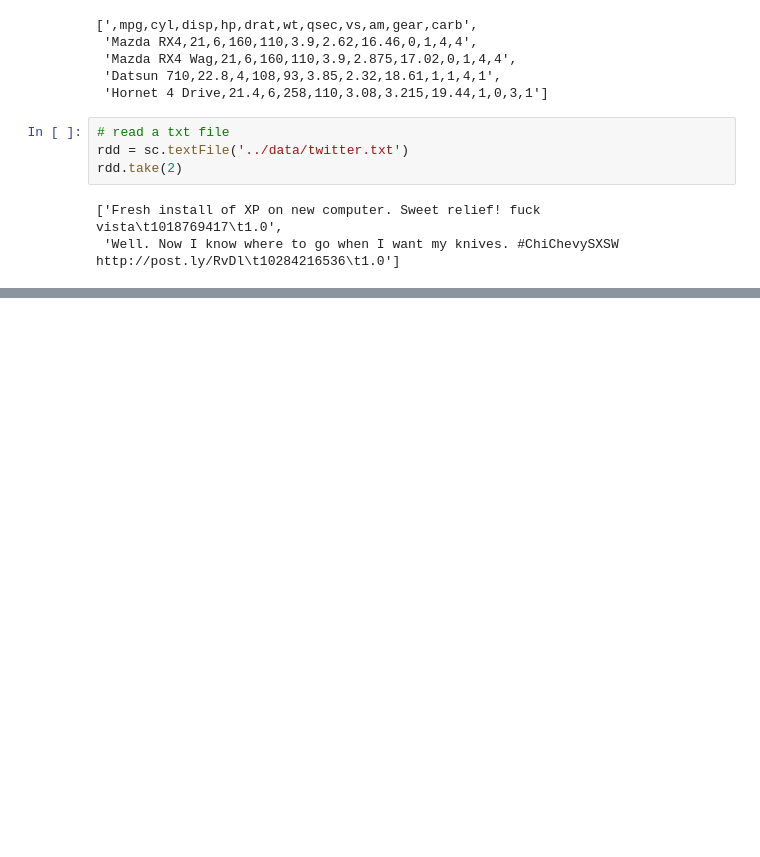
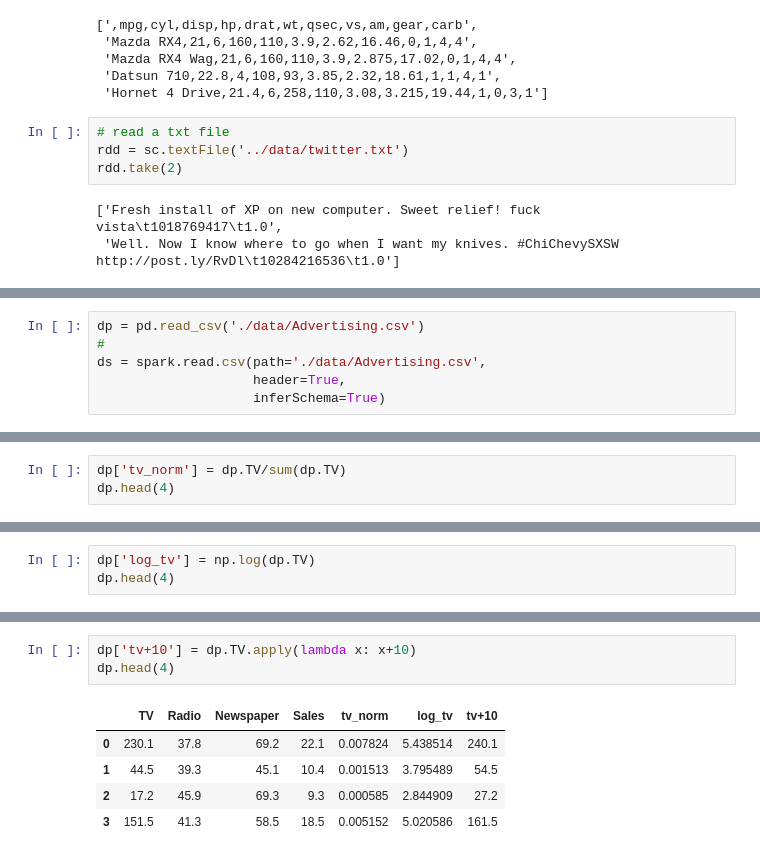
Before and after one commit to alinemati45/PySpark, a Jupyter notebook: 1. Introduction.ipynb, the cells around one changed output, grey strips where cells are left out. Cells and saved outputs as stored; diff of their text form; blank space fills up the shorter version.

```diff
--- a/1. Introduction.ipynb
+++ b/1. Introduction.ipynb
@@ -309,0 +640,6 @@ rdd.take(2)
+# %%
+dp = pd.read_csv('./data/Advertising.csv')
+#
+ds = spark.read.csv(path='./data/Advertising.csv',
+                    header=True,
+                    inferSchema=True)
@@ -309,0 +698,3 @@ rdd.take(2)
+# %%
+dp['tv_norm'] = dp.TV/sum(dp.TV)
+dp.head(4)
@@ -309,0 +721,3 @@ rdd.take(2)
+# %%
+dp['log_tv'] = np.log(dp.TV)
+dp.head(4)
@@ -309,0 +744,9 @@ rdd.take(2)
+# %%
+dp['tv+10'] = dp.TV.apply(lambda x: x+10)
+dp.head(4)
+# %% [output]
+|  | TV | Radio | Newspaper | Sales | tv_norm | log_tv | tv+10 |
+| 0 | 230.1 | 37.8 | 69.2 | 22.1 | 0.007824 | 5.438514 | 240.1 |
+| 1 | 44.5 | 39.3 | 45.1 | 10.4 | 0.001513 | 3.795489 | 54.5 |
+| 2 | 17.2 | 45.9 | 69.3 | 9.3 | 0.000585 | 2.844909 | 27.2 |
+| 3 | 151.5 | 41.3 | 58.5 | 18.5 | 0.005152 | 5.020586 | 161.5 |
```
Also changed, not shown: parts of 108 cells of this notebook.
